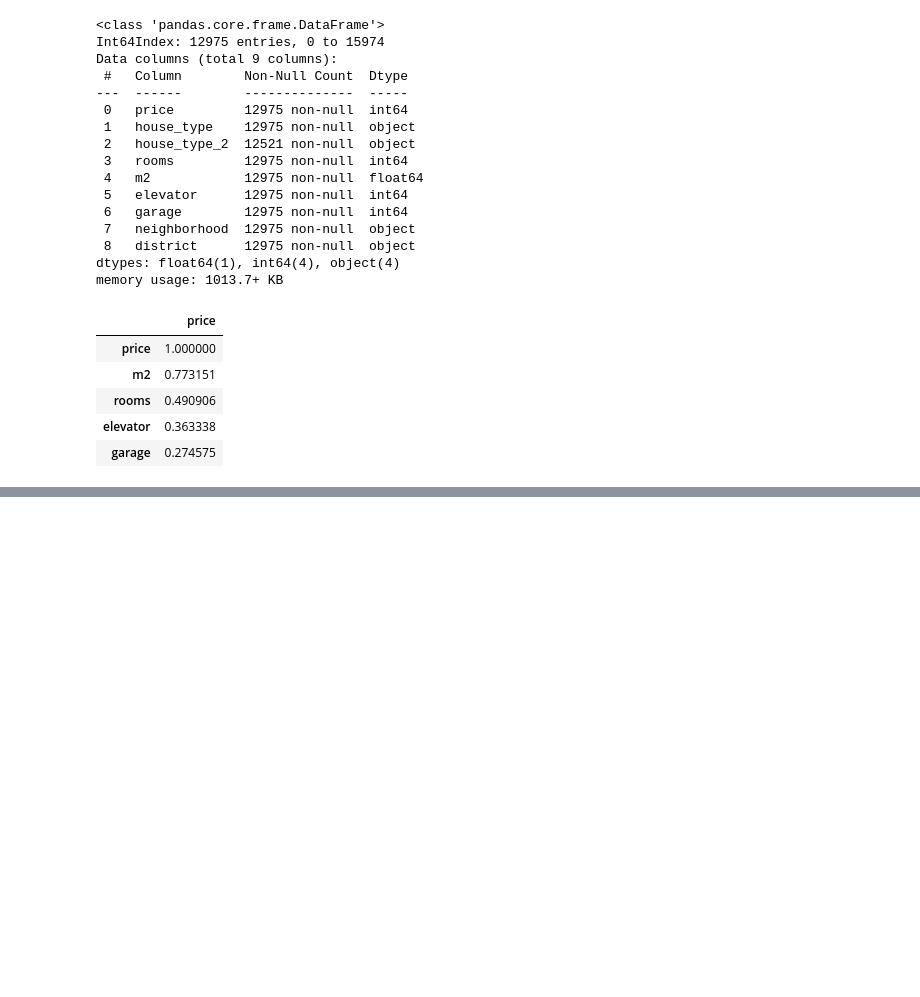
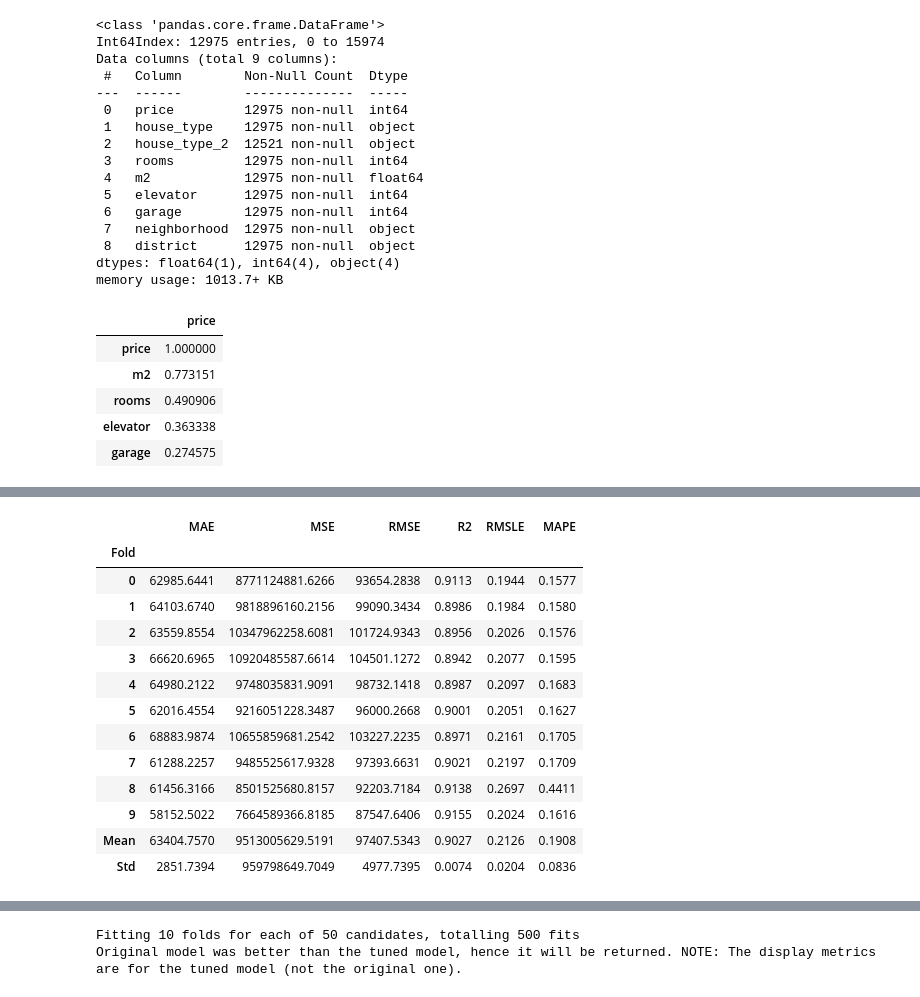
Before and after one commit to namratamayekar/Housing_Price_Prediction_Madrid, a Jupyter notebook: notebooks/Modelling_Emanuela.ipynb, the cells around one changed output, grey strips where cells are left out. Saved outputs shown, nothing was run; the diff lists cells and outputs as text; code cells hidden in the pictures; blank space fills up the shorter version.

```diff
--- a/notebooks/Modelling_Emanuela.ipynb
+++ b/notebooks/Modelling_Emanuela.ipynb
@@ -272 +272,6 @@ best_model = compare_models(exclude=['lar'])
 [interactive output not drawn]
+# %%
+n_iter=50
+
+best_model = tune_model(best_model, n_iter=n_iter, choose_better=True)
+# %% [output]
@@ -272,0 +279,14 @@ best_model = compare_models(exclude=['lar'])
+|  | MAE | MSE | RMSE | R2 | RMSLE | MAPE |
+| Fold |  |  |  |  |  |  |
+| 0 | 62985.6441 | 8771124881.6266 | 93654.2838 | 0.9113 | 0.1944 | 0.1577 |
+| 1 | 64103.6740 | 9818896160.2156 | 99090.3434 | 0.8986 | 0.1984 | 0.1580 |
+| 2 | 63559.8554 | 10347962258.6081 | 101724.9343 | 0.8956 | 0.2026 | 0.1576 |
+| 3 | 66620.6965 | 10920485587.6614 | 104501.1272 | 0.8942 | 0.2077 | 0.1595 |
+| 4 | 64980.2122 | 9748035831.9091 | 98732.1418 | 0.8987 | 0.2097 | 0.1683 |
+| 5 | 62016.4554 | 9216051228.3487 | 96000.2668 | 0.9001 | 0.2051 | 0.1627 |
+| 6 | 68883.9874 | 10655859681.2542 | 103227.2235 | 0.8971 | 0.2161 | 0.1705 |
+| 7 | 61288.2257 | 9485525617.9328 | 97393.6631 | 0.9021 | 0.2197 | 0.1709 |
+| 8 | 61456.3166 | 8501525680.8157 | 92203.7184 | 0.9138 | 0.2697 | 0.4411 |
+| 9 | 58152.5022 | 7664589366.8185 | 87547.6406 | 0.9155 | 0.2024 | 0.1616 |
+| Mean | 63404.7570 | 9513005629.5191 | 97407.5343 | 0.9027 | 0.2126 | 0.1908 |
+| Std | 2851.7394 | 959798649.7049 | 4977.7395 | 0.0074 | 0.0204 | 0.0836 |
@@ -272,0 +294,2 @@ best_model = compare_models(exclude=['lar'])
+Fitting 10 folds for each of 50 candidates, totalling 500 fits
+Original model was better than the tuned model, hence it will be returned. NOTE: The display metrics are for the tuned model (not the original one).
```
Also changed, not shown: parts of 32 cells of this notebook, 1 other file.
